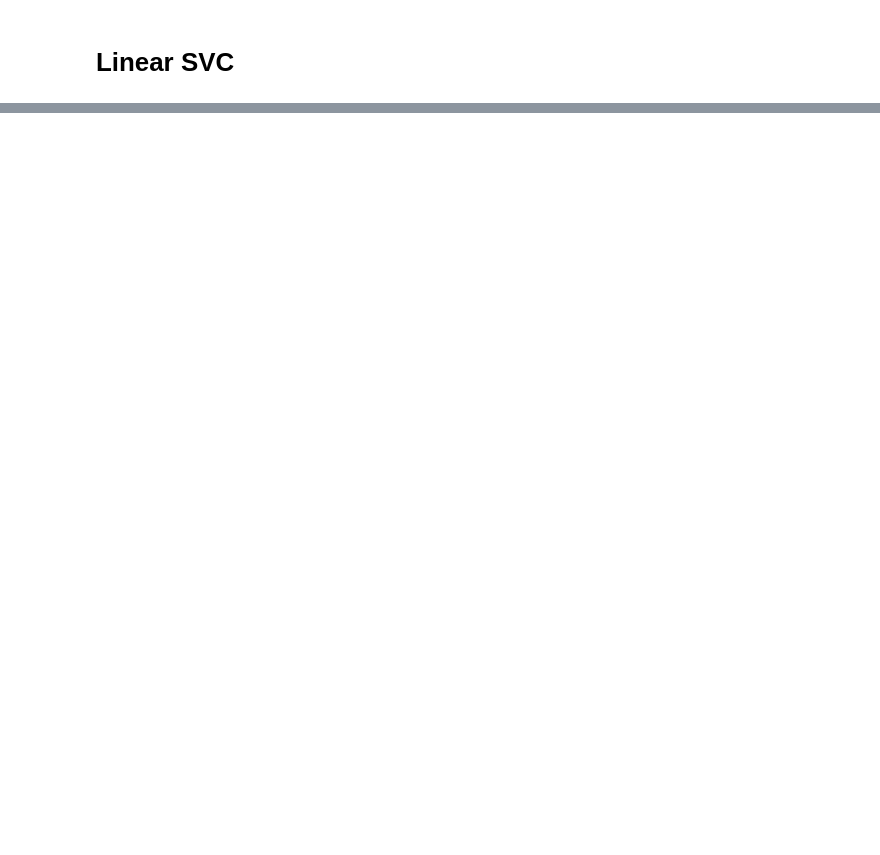
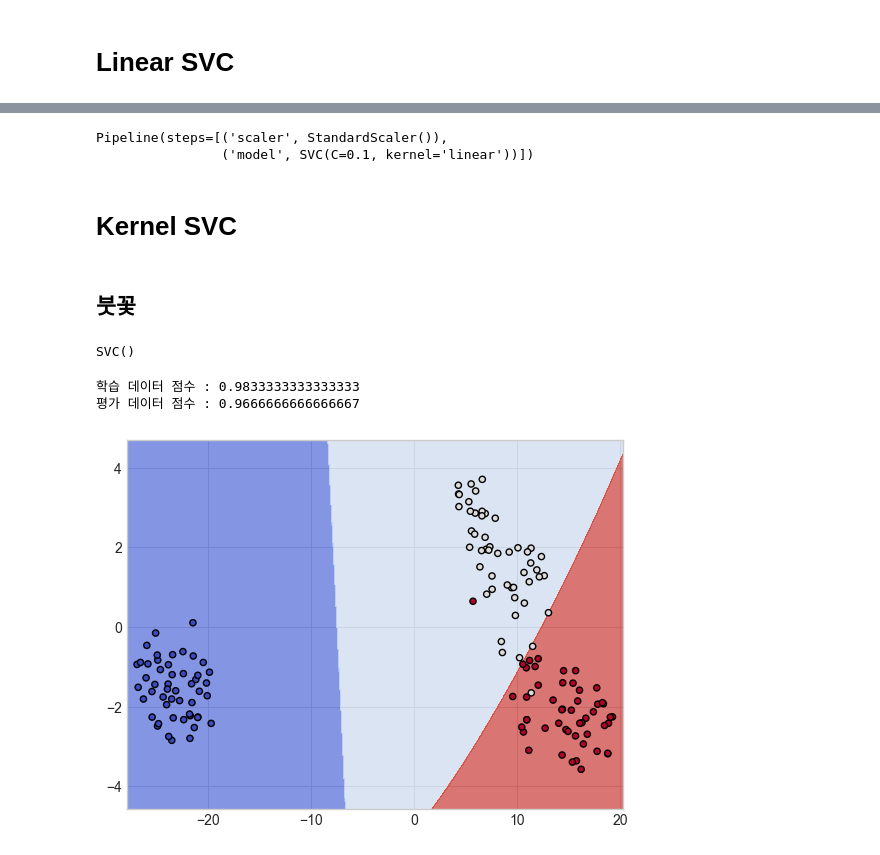
Before and after one commit to LeeHyungSeop/Basic_DataScience, a Jupyter notebook: 13_Machine_Learning_SUAN/09_Support_Vector_Machine.ipynb, the cells around one changed output, grey strips where cells are left out. Drawn from its saved outputs; the diff is of its cells as text; code cells hidden in the pictures; blank space fills up the shorter version.

```diff
--- a/13_Machine_Learning_SUAN/09_Support_Vector_Machine.ipynb
+++ b/13_Machine_Learning_SUAN/09_Support_Vector_Machine.ipynb
@@ -806,0 +1064,41 @@ print("평가 데이터 점수 : {}" .format(model.score(X_test, y_test)))
+# %%
+grid_search.best_estimator_
+
+# C=0.1, gamma='scale' (default)
+# %% [output]
+Pipeline(steps=[('scaler', StandardScaler()),
+                ('model', SVC(C=0.1, kernel='linear'))])
+# %% [markdown]
+# Kernel SVC
+# %% [markdown]
+## 붓꽃
+# %%
+X, y = load_iris(return_X_y=True)
+X_train, X_test, y_train, y_test = train_test_split(X, y, test_size=0.2)
+# %%
+scaler = StandardScaler()
+scaler.fit(X_train)
+X_train = scaler.transform(X_train)
+X_test = scaler.transform(X_test)
+# %%
+model = SVC(kernel='rbf')
+model.fit(X_train, y_train)
+# %% [output]
+SVC()
+# %%
+print("학습 데이터 점수 : {}" .format(model.score(X_train, y_train)))
+print("평가 데이터 점수 : {}" .format(model.score(X_test, y_test)))
+# %% [output]
+학습 데이터 점수 : 0.9833333333333333
+평가 데이터 점수 : 0.9666666666666667
+# %%
+X_comp = TSNE(n_components=2).fit_transform(X)
+X0, X1 = X_comp[:, 0], X_comp[:, 1]
+xx, yy = make_meshgrid(X0, X1)
+# %%
+model.fit(X_comp, y)
+
+plot_contours(model, xx, yy, cmap=plt.cm.coolwarm, alpha=0.7)
+plt.scatter(X0, X1, c=y, cmap=plt.cm.coolwarm, s=20, edgecolors='k');
+# %% [output]
+[figure, added]
```
Also changed, not shown: parts of 58 cells of this notebook.
